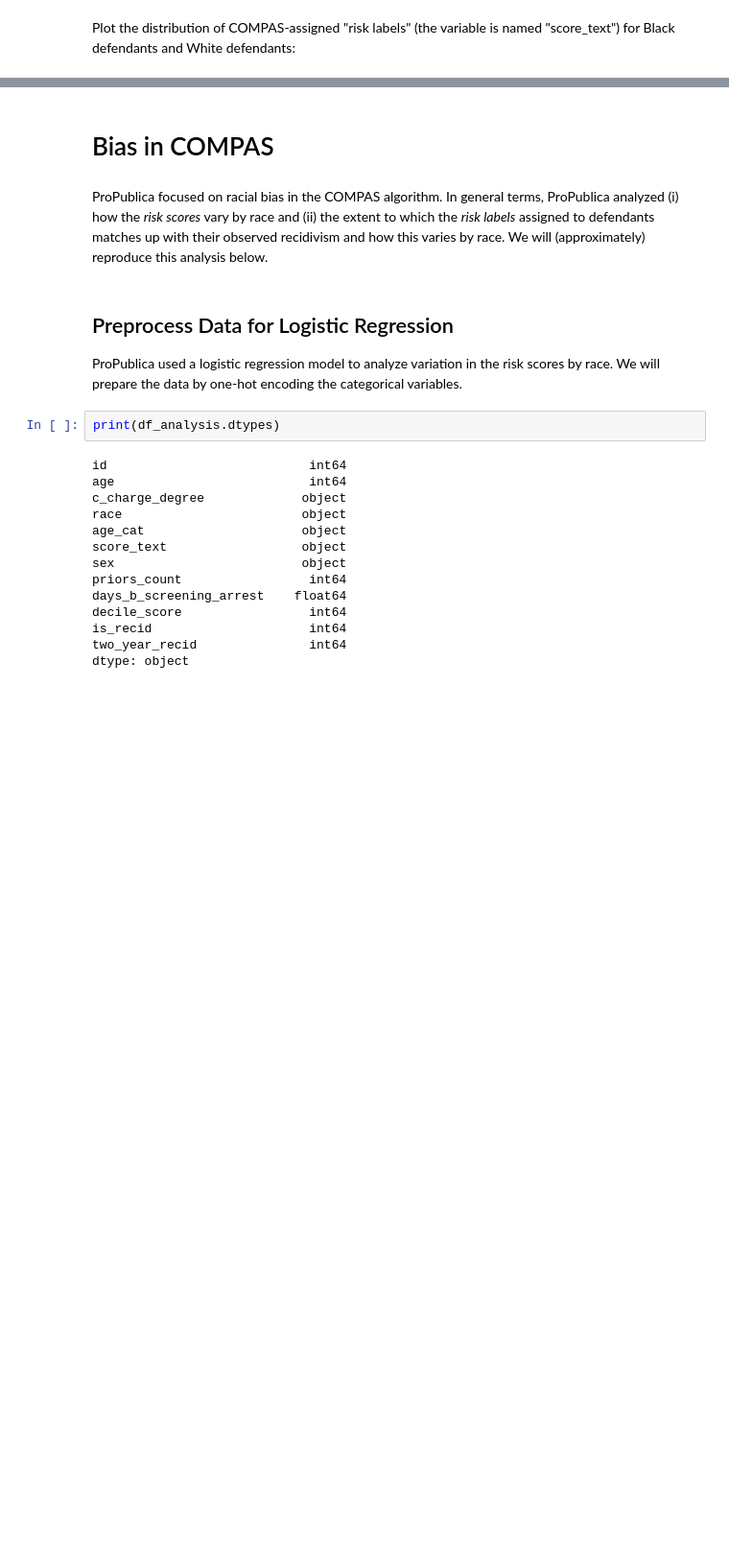
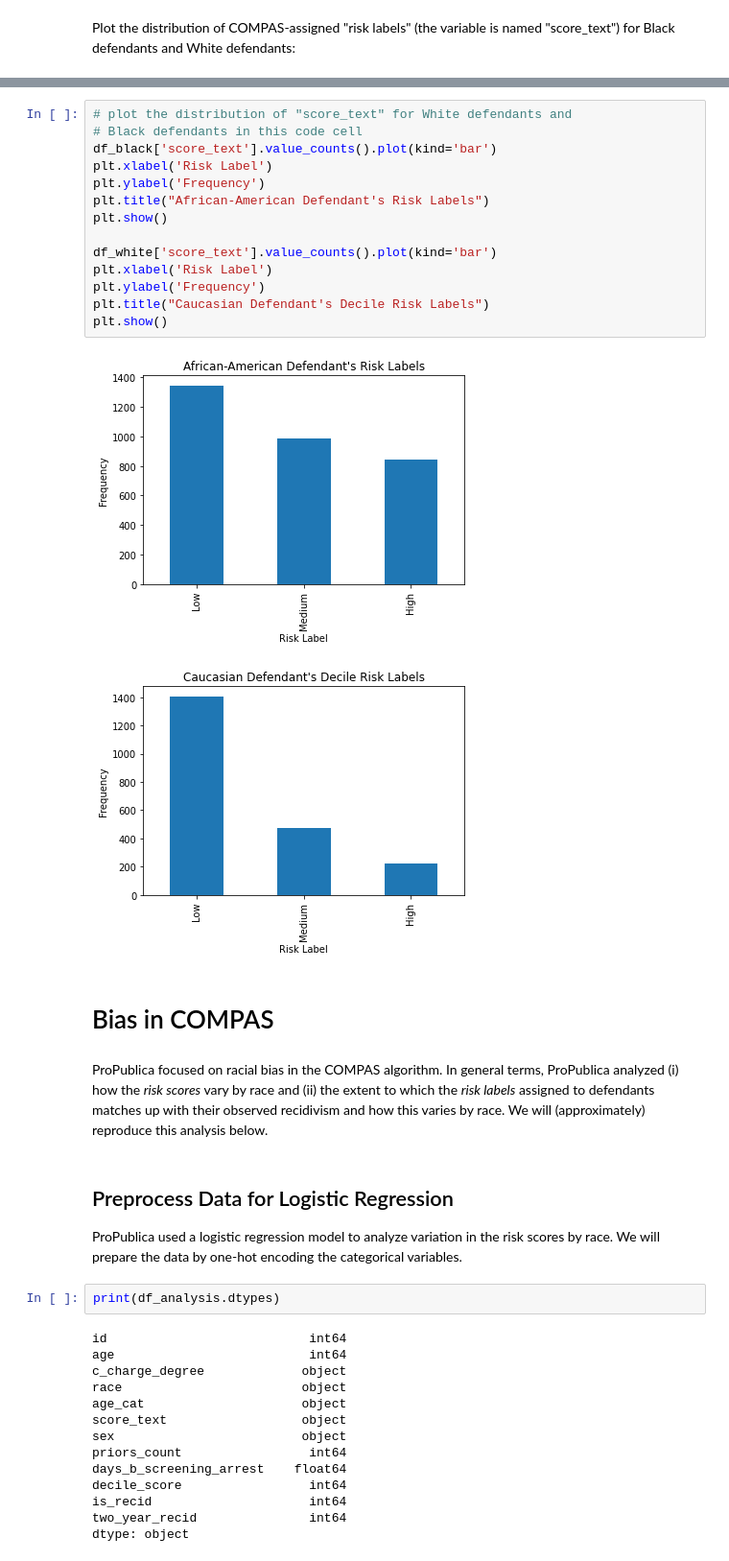
Before and after one commit to kopokopok/ds202, a Jupyter notebook: lab_1.ipynb, the cells around one changed output, grey strips where cells are left out. Shown at 96% size. Cells and saved outputs as stored; diff of their text form; blank space fills up the shorter version.

```diff
--- a/lab_1.ipynb
+++ b/lab_1.ipynb
@@ -237,3 +293,20 @@ Plot the distribution of COMPAS-assigned "risk labels" (the variable is named "s
+# %%
+# plot the distribution of "score_text" for White defendants and
+# Black defendants in this code cell
+df_black['score_text'].value_counts().plot(kind='bar')
+plt.xlabel('Risk Label')
+plt.ylabel('Frequency')
+plt.title("African-American Defendant's Risk Labels")
+plt.show()
+
+df_white['score_text'].value_counts().plot(kind='bar')
+plt.xlabel('Risk Label')
+plt.ylabel('Frequency')
+plt.title("Caucasian Defendant's Decile Risk Labels")
+plt.show()
+# %% [output]
+[figure, added]
+[figure, added]
 # %% [markdown]
 # Bias in COMPAS
 # %% [markdown]
```
Also changed, not shown: parts of 27 cells of this notebook, 1 other file.
